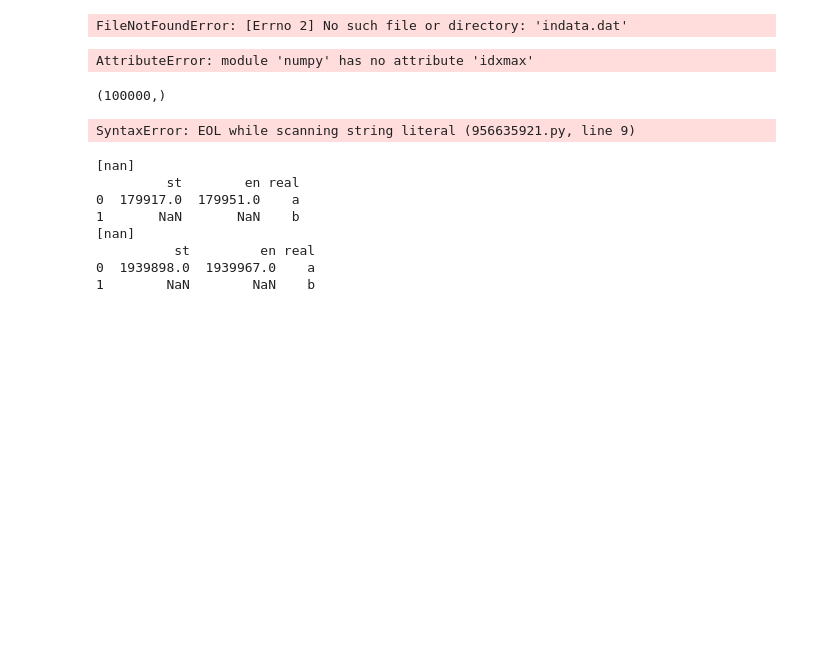
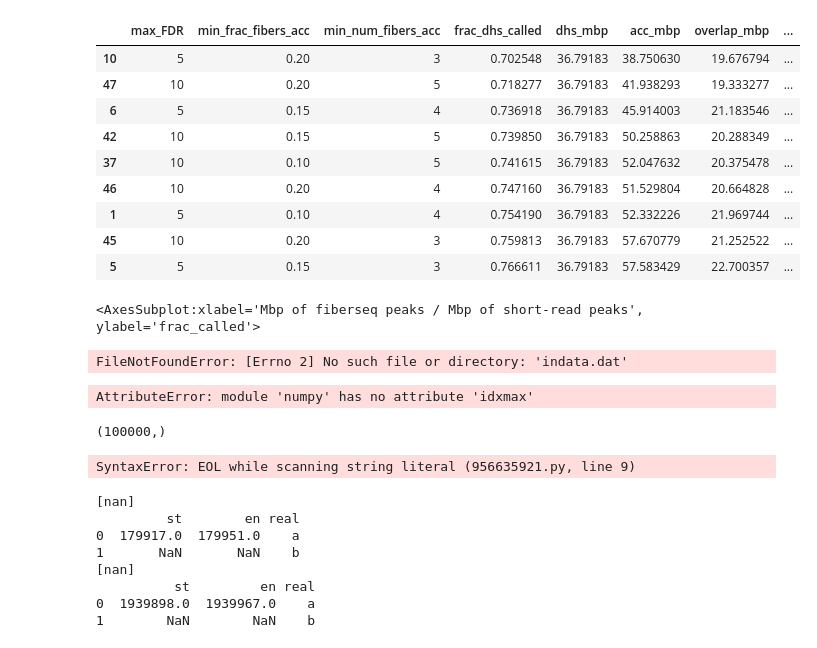
Before and after one commit to mrvollger/fibertools, a Jupyter notebook: scripts/play.ipynb, the cells around one changed output. Drawn from its saved outputs; the diff is of its cells as text; code cells hidden in the pictures; blank space fills up the shorter version.

```diff
--- a/scripts/play.ipynb
+++ b/scripts/play.ipynb
@@ -275,3 +419,21 @@ pl.repeat(z.df.shape[0],False)
+# %%
+auc.to_csv("~/Desktop/fiberseq_accesibility_calls_calabration_curve.tsv", sep="\t")
+auc[ (auc.frac_dhs_called>0.7) & (auc.mbp_ratio < 2)]
+# %% [output]
+|  | max_FDR | min_frac_fibers_acc | min_num_fibers_acc | frac_dhs_called | dhs_mbp | acc_mbp | overlap_mbp | ... |
+| 10 | 5 | 0.20 | 3 | 0.702548 | 36.79183 | 38.750630 | 19.676794 | ... |
+| 47 | 10 | 0.20 | 5 | 0.718277 | 36.79183 | 41.938293 | 19.333277 | ... |
+| 6 | 5 | 0.15 | 4 | 0.736918 | 36.79183 | 45.914003 | 21.183546 | ... |
+| 42 | 10 | 0.15 | 5 | 0.739850 | 36.79183 | 50.258863 | 20.288349 | ... |
+| 37 | 10 | 0.10 | 5 | 0.741615 | 36.79183 | 52.047632 | 20.375478 | ... |
+| 46 | 10 | 0.20 | 4 | 0.747160 | 36.79183 | 51.529804 | 20.664828 | ... |
+| 1 | 5 | 0.10 | 4 | 0.754190 | 36.79183 | 52.332226 | 21.969744 | ... |
+| 45 | 10 | 0.20 | 3 | 0.759813 | 36.79183 | 57.670779 | 21.252522 | ... |
+| 5 | 5 | 0.15 | 3 | 0.766611 | 36.79183 | 57.583429 | 22.700357 | ... |
+# %%
+ax
+# %% [output]
+<AxesSubplot:xlabel='Mbp of fiberseq peaks / Mbp of short-read peaks', ylabel='frac_called'>
 # %%
 
 @dataclass
```
Also changed, not shown: parts of 11 cells of this notebook, 6 other files.
